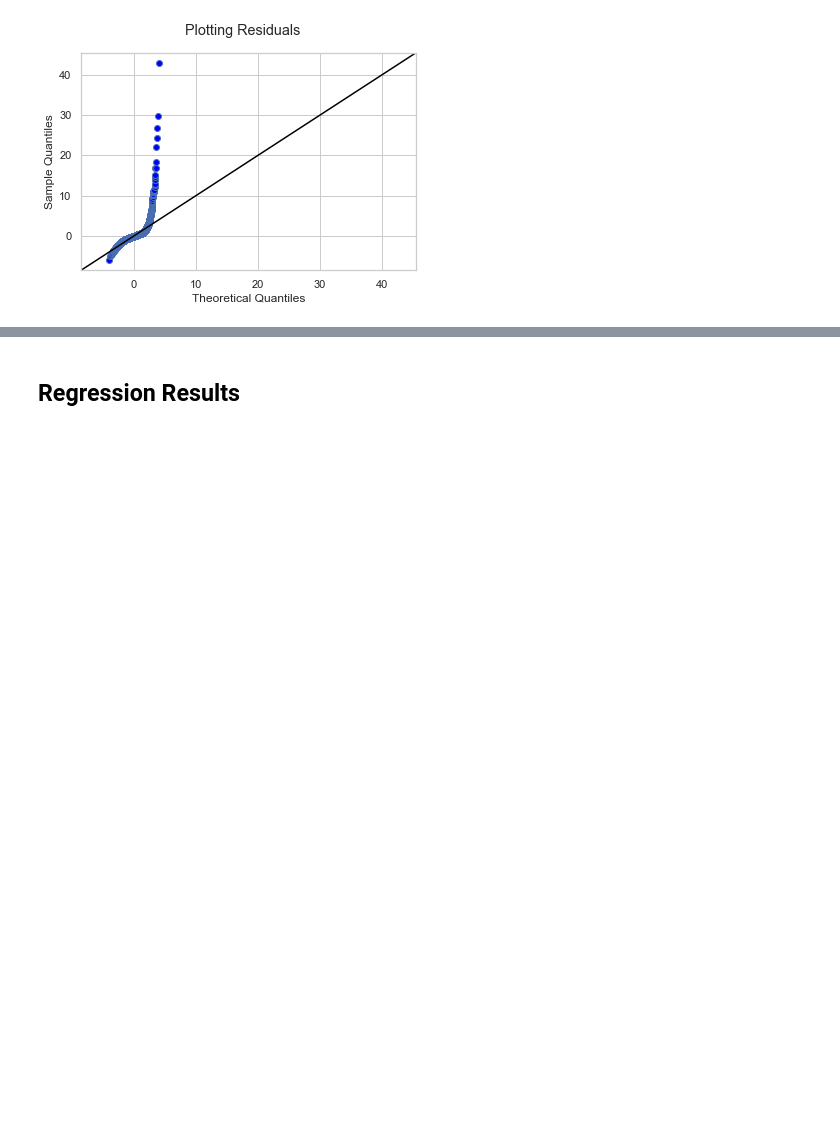
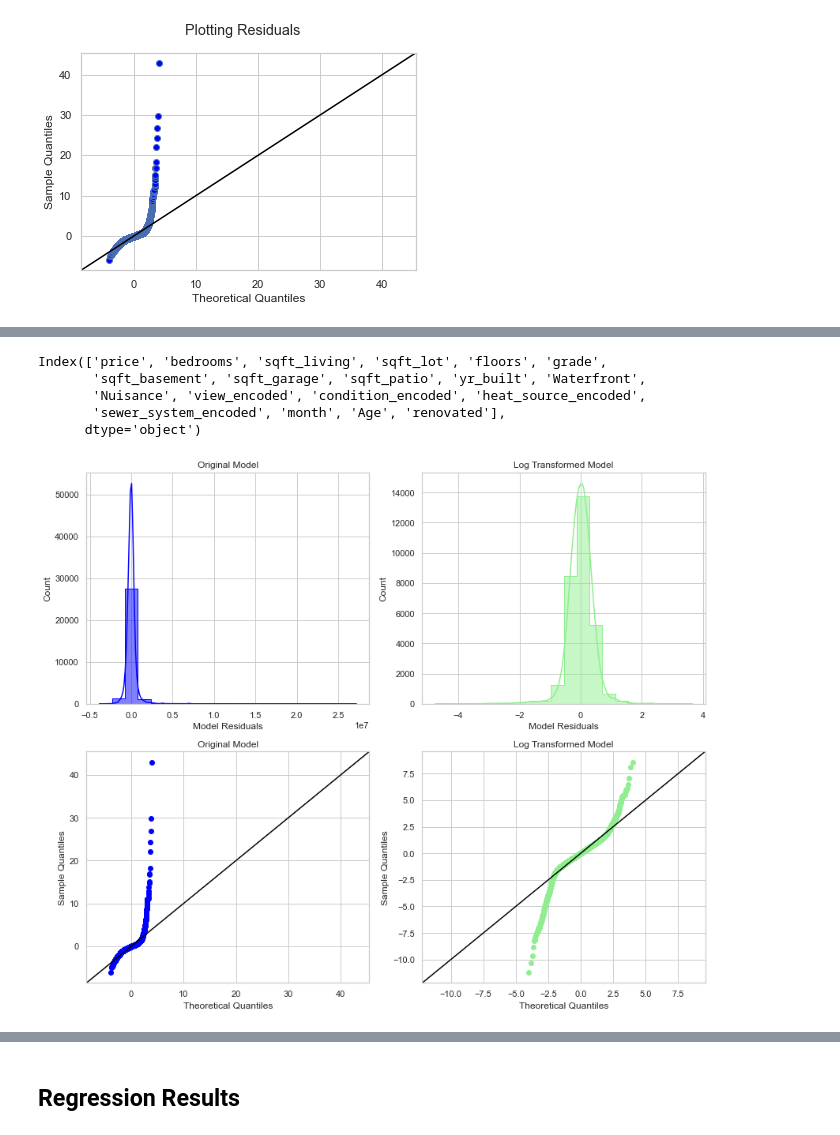
Before and after one commit to ldwilker10/Phase2_Project, a Jupyter notebook: Rough_Draft_Notebook.ipynb, the cells around one changed output, grey strips where cells are left out. Drawn from its saved outputs; the diff is of its cells as text; code cells hidden in the pictures; blank space fills up the shorter version.

```diff
--- a/Rough_Draft_Notebook.ipynb
+++ b/Rough_Draft_Notebook.ipynb
@@ -782,0 +863,4 @@ fig.suptitle("Plotting Residuals");
+# %%
+# Build log transformed model
+y_log = np.log(kc_baseline2["price"])
+X_log = np.log(kc_baseline2.drop(['price'], axis=1))
@@ -782,0 +903,42 @@ fig.suptitle("Plotting Residuals");
+# %%
+kc_baseline2.columns
+# %% [output]
+Index(['price', 'bedrooms', 'sqft_living', 'sqft_lot', 'floors', 'grade',
+       'sqft_basement', 'sqft_garage', 'sqft_patio', 'yr_built', 'Waterfront',
+       'Nuisance', 'view_encoded', 'condition_encoded', 'heat_source_encoded',
+       'sewer_system_encoded', 'month', 'Age', 'renovated'],
+      dtype='object')
+# %%
+X_log = np.log(kc_baseline2.drop(['price','sqft_basement', 'sqft_garage',
+                                  'sqft_patio', 'Waterfront', 'Nuisance',
+                                  'view_encoded', 'condition_encoded',
+                                  'heat_source_encoded','Age', 'renovated'], axis=1))
+# %%
+log2_model = sm.OLS(y_log, sm.add_constant(X_log))
+log2_results = log2_model.fit()
+
+# Set up plot and properties of two models
+fig, axes = plt.subplots(nrows=2, ncols=2, figsize=(12,10))
+resids = [residuals, log2_results.resid]
+labels = ["Original Model", "Log Transformed Model"]
+colors = ["blue", "lightgreen"]
+
+# Plot histograms
+for index, ax in enumerate(axes[0]):
+    sns.histplot(resids[index], bins=20, element="step", kde=True, color=colors[index], ax=ax)
+    ax.set_xlabel("Model Residuals")
+    ax.set_title(labels[index])
+
+# Plot Q-Q plots
+for index, ax in enumerate(axes[1]):
+    sm.graphics.qqplot(resids[index], dist=stats.norm, line='45', fit=True, ax=ax)
+    scatter = ax.lines[0]
+    line = ax.lines[1]
+    scatter.set_markeredgecolor(colors[index])
+    scatter.set_markerfacecolor(colors[index])
+    line.set_color("black")
+    ax.set_title(labels[index])
+
+fig.tight_layout()
+# %% [output]
+[figure, added]
```
Also changed, not shown: parts of 13 cells of this notebook.
